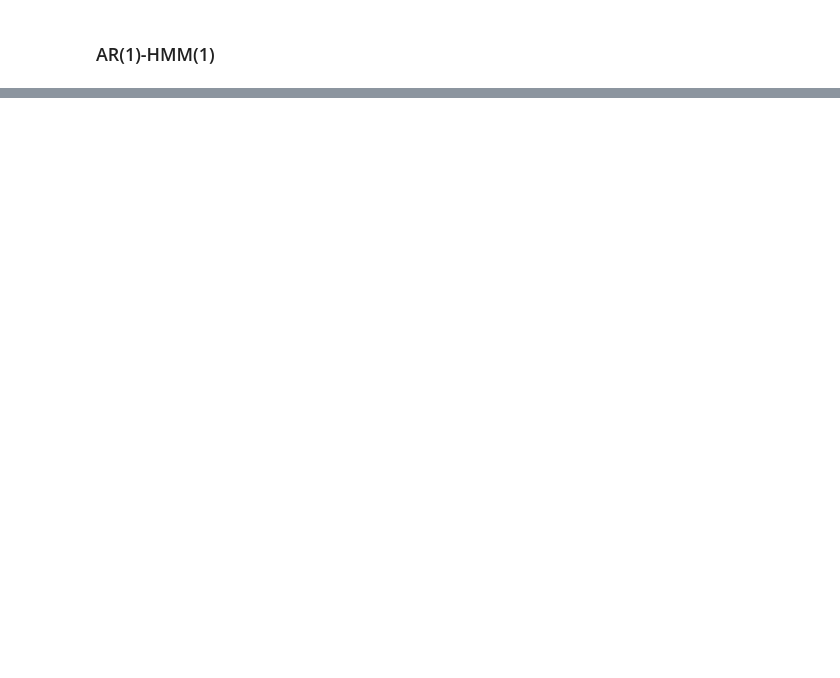
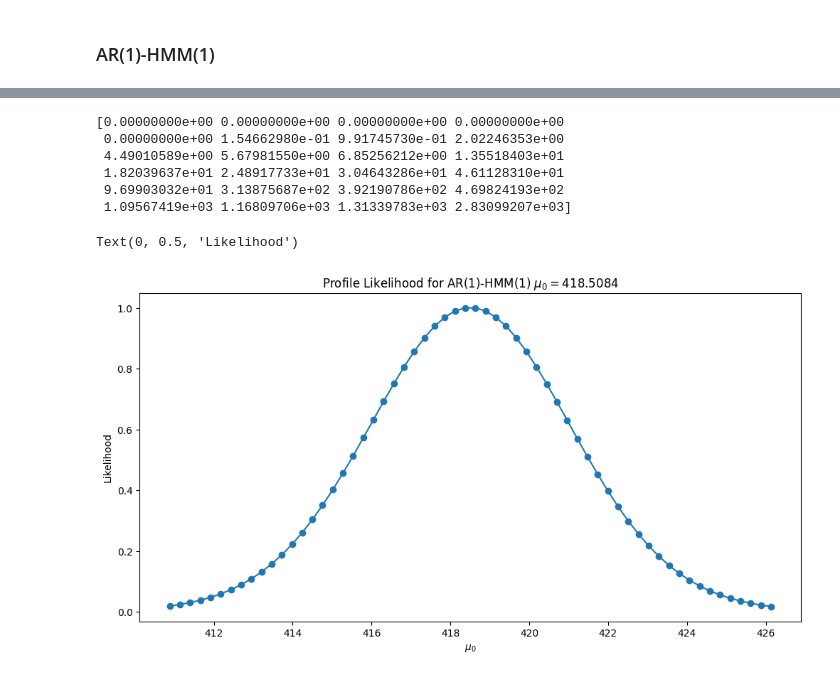
Before and after one commit to Maccen26/hmm-modelling, a Jupyter notebook: week_6_part_2.ipynb, the cells around one changed output, grey strips where cells are left out. Drawn from its saved outputs; the diff is of its cells as text; code cells hidden in the pictures; blank space fills up the shorter version.

```diff
--- a/week_6_part_2.ipynb
+++ b/week_6_part_2.ipynb
@@ -221,7 +258,7 @@ transition = fitted_gauss_params.transition  # transition distribution
 ar1_params = Params(emission=emission, transition=transition)  # combine into Params object
 
 results_ar1 = solver.fit(params=ar1_params, loss_fn=negative_likelihood, data=data)  # solve for parameters
-
+fitted_ar1_params = results_ar1.params  # fitted parameters
 print(f"Final loss for AR(1)-HMM(1): {results_ar1.loss}")
 print(f"Converged: {results_ar1.converged}")
 # %% [output]
@@ -229 +266,36 @@ Final loss for AR(1)-HMM(1): 13322.612529688988
 Converged: True
+# %%
+H, unravel = compute_hessian(fitted_ar1_params, data)
+
+eig = jnp.linalg.eigvalsh(H)
+
+print(jnp.round(eig, 8))                         # all > 0 means a proper local minimum
+
+params_std_errors = compute_standard_errors(H, unravel)
+#print(unravel(jnp.sqrt(jnp.diag(cov))))                 # standard errors, laid out like Params
+# %% [output]
+[0.00000000e+00 0.00000000e+00 0.00000000e+00 0.00000000e+00
+ 0.00000000e+00 1.54662980e-01 9.91745730e-01 2.02246353e+00
+ 4.49010589e+00 5.67981550e+00 6.85256212e+00 1.35518403e+01
+ 1.82039637e+01 2.48917733e+01 3.04643286e+01 4.61128310e+01
+ 9.69903032e+01 3.13875687e+02 3.92190786e+02 4.69824193e+02
+ 1.09567419e+03 1.16809706e+03 1.31339783e+03 2.83099207e+03]
+# %%
+mu_0=fitted_ar1_params.emission.mu0
+std = params_std_errors.emission.mu0
+
+mu0_range = jnp.linspace(mu_0 - 3*std, mu_0 + 3*std, 60)  # range of mu0 values to profile
+
+nll = profile_likelihood_mu0(mu0_range, fitted_ar1_params, data, LBFGSSolver(n_iter=1000))
+# %%
+#Plot profile likelihood
+ll = -nll  # Convert negative log-likelihood to log-likelihood for plotting
+profile_likelihoods = jnp.exp(ll - jnp.max(ll))  # Convert negative log-likelihood to likelihood for plotting
+plt.figure(figsize=(12, 6))
+plt.plot(mu0_range, profile_likelihoods, marker='o')
+plt.title(f"Profile Likelihood for AR(1)-HMM(1) $\mu_0=${mu_0:.4f}")
+plt.xlabel("$\mu_0$")
+plt.ylabel("Likelihood")
+# %% [output]
+Text(0, 0.5, 'Likelihood')
+[figure, added]
```
Also changed, not shown: parts of 9 cells of this notebook, 1 other file.
